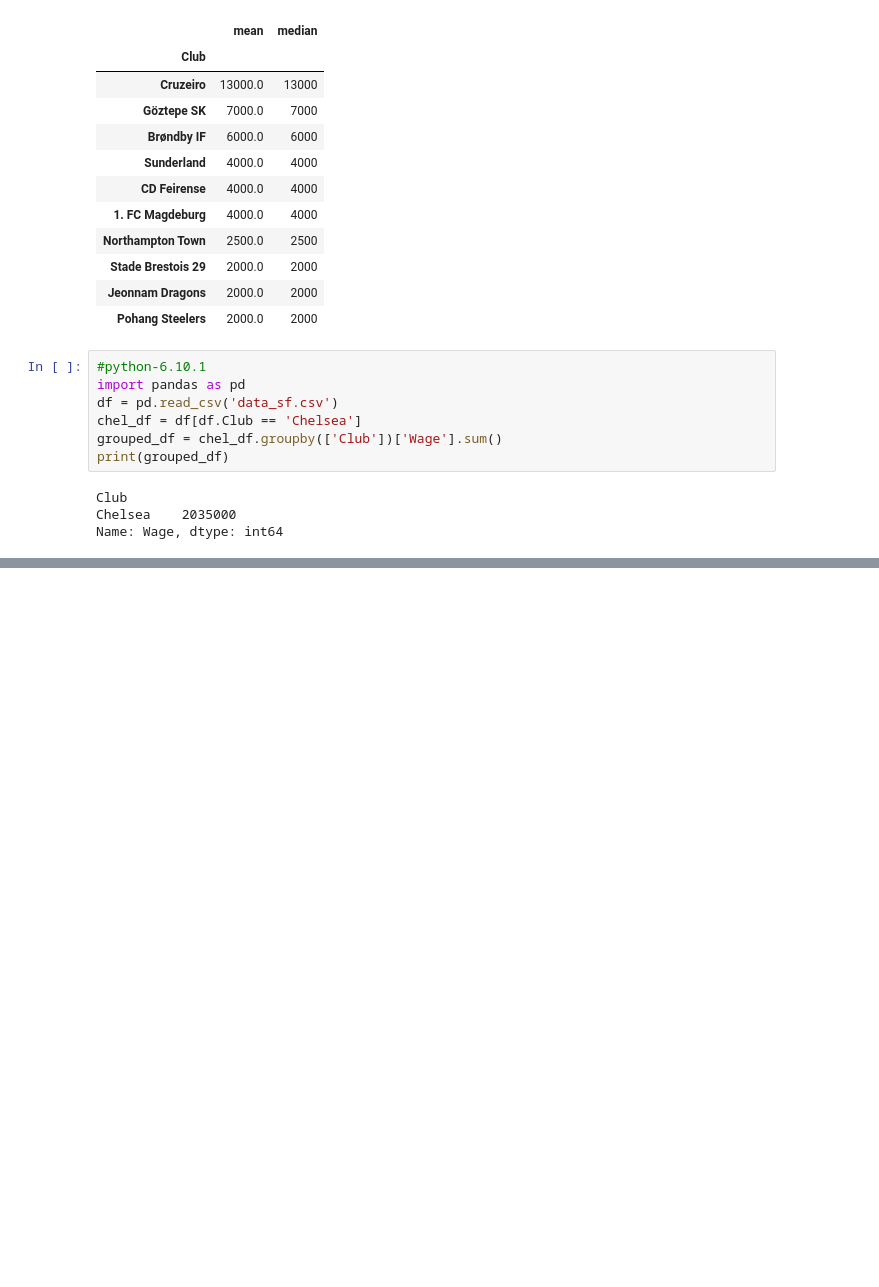
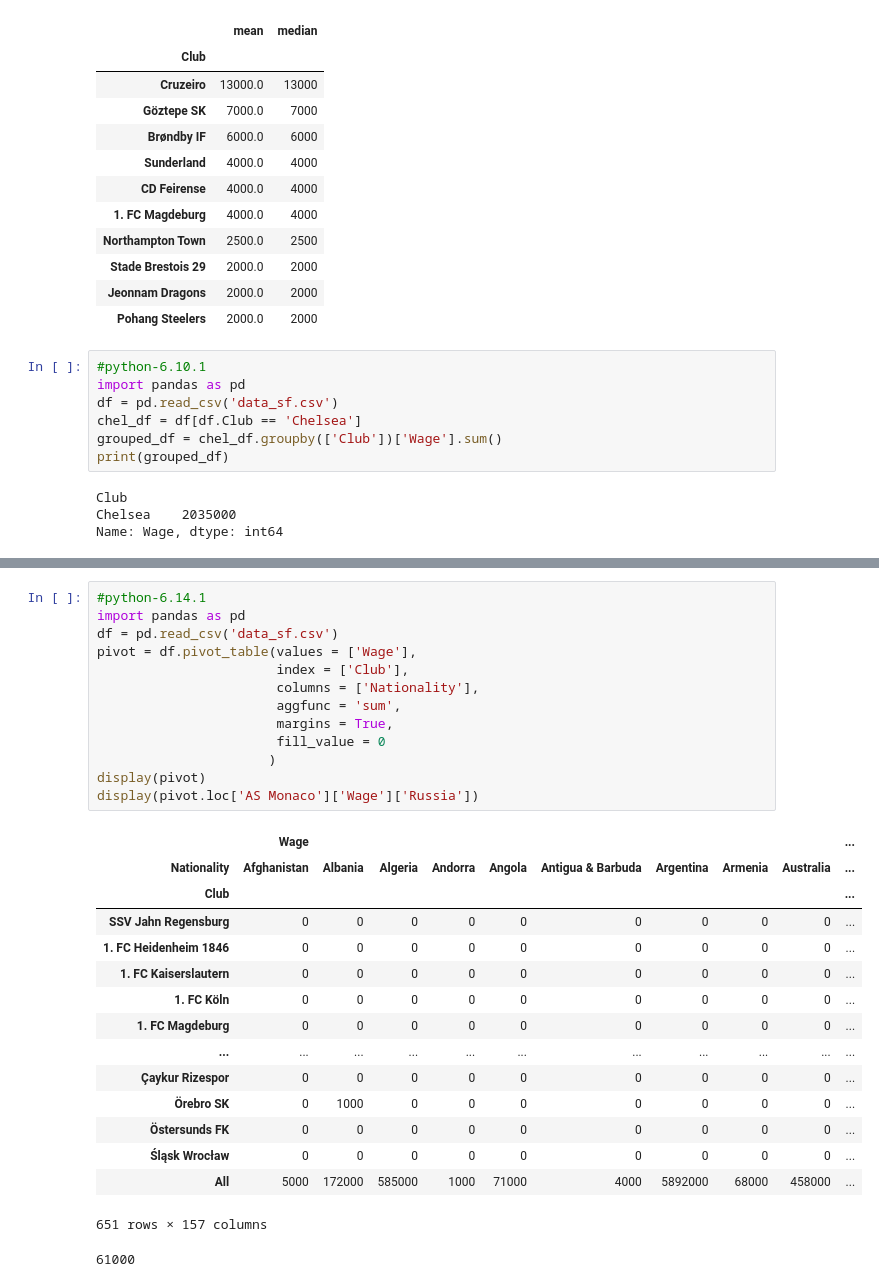
Before and after one commit to mkosterin/dscience, a Jupyter notebook: unit-1.ipynb, the cells around one changed output, grey strips where cells are left out. Cells and saved outputs as stored; diff of their text form; blank space fills up the shorter version.

```diff
--- a/unit-1.ipynb
+++ b/unit-1.ipynb
@@ -306,0 +395,30 @@ Name: Wage, dtype: int64
+# %%
+#python-6.14.1
+import pandas as pd
+df = pd.read_csv('data_sf.csv')
+pivot = df.pivot_table(values = ['Wage'],
+                       index = ['Club'],
+                       columns = ['Nationality'],
+                       aggfunc = 'sum',
+                       margins = True,
+                       fill_value = 0
+                      )
+display(pivot)
+display(pivot.loc['AS Monaco']['Wage']['Russia'])
+# %% [output]
+|  | Wage |  |  |  |  |  |  |  |  | ... |
+| Nationality | Afghanistan | Albania | Algeria | Andorra | Angola | Antigua & Barbuda | Argentina | Armenia | Australia | ... |
+| Club |  |  |  |  |  |  |  |  |  | ... |
+| SSV Jahn Regensburg | 0 | 0 | 0 | 0 | 0 | 0 | 0 | 0 | 0 | ... |
+| 1. FC Heidenheim 1846 | 0 | 0 | 0 | 0 | 0 | 0 | 0 | 0 | 0 | ... |
+| 1. FC Kaiserslautern | 0 | 0 | 0 | 0 | 0 | 0 | 0 | 0 | 0 | ... |
+| 1. FC Köln | 0 | 0 | 0 | 0 | 0 | 0 | 0 | 0 | 0 | ... |
+| 1. FC Magdeburg | 0 | 0 | 0 | 0 | 0 | 0 | 0 | 0 | 0 | ... |
+| ... | ... | ... | ... | ... | ... | ... | ... | ... | ... | ... |
+| Çaykur Rizespor | 0 | 0 | 0 | 0 | 0 | 0 | 0 | 0 | 0 | ... |
+| Örebro SK | 0 | 1000 | 0 | 0 | 0 | 0 | 0 | 0 | 0 | ... |
+| Östersunds FK | 0 | 0 | 0 | 0 | 0 | 0 | 0 | 0 | 0 | ... |
+| Śląsk Wrocław | 0 | 0 | 0 | 0 | 0 | 0 | 0 | 0 | 0 | ... |
+| All | 5000 | 172000 | 585000 | 1000 | 71000 | 4000 | 5892000 | 68000 | 458000 | ... |
+651 rows × 157 columns
+61000
```
Also changed, not shown: parts of 11 cells of this notebook, 2 other files.
